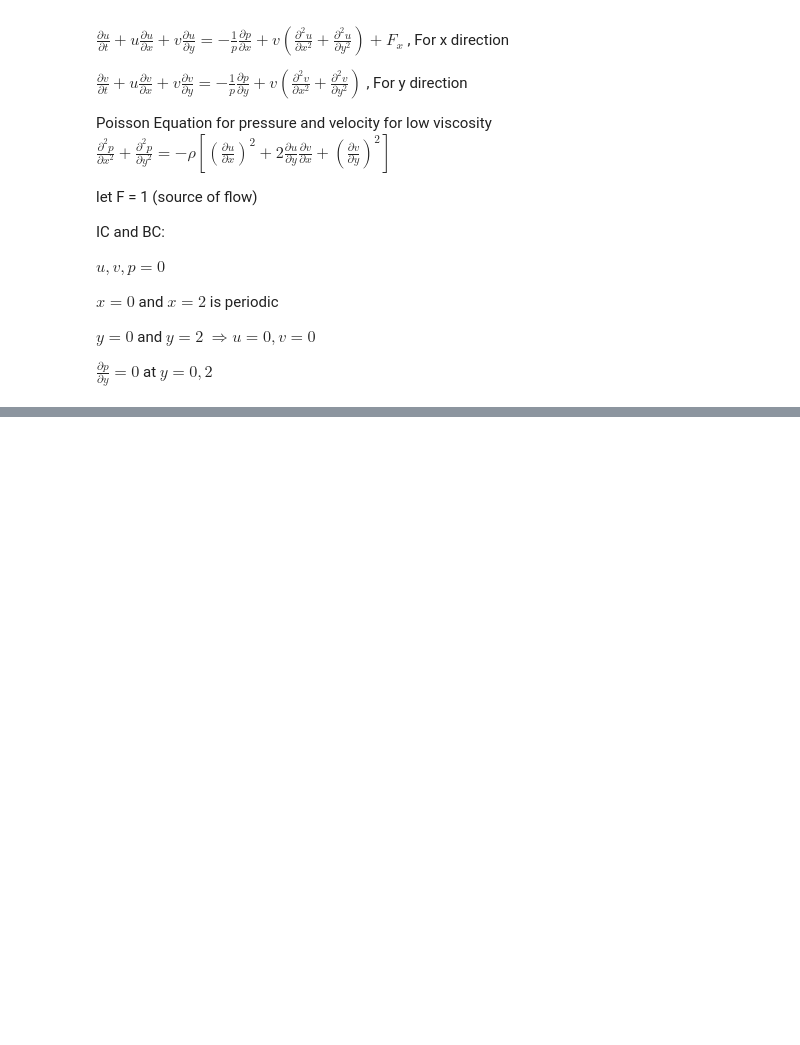
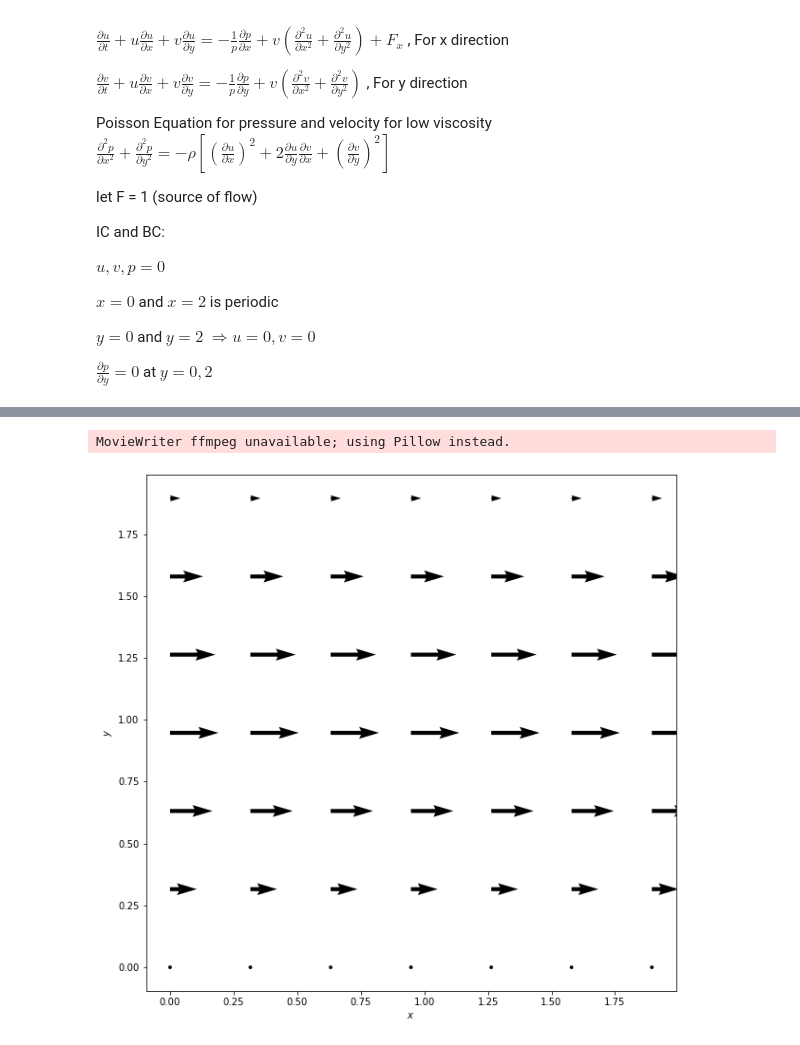
Before and after one commit to sushiTonpai/CFDsim2D, a Jupyter notebook: pipe flow.ipynb, the cells around one changed output, grey strips where cells are left out. Saved outputs shown, nothing was run; the diff lists cells and outputs as text; code cells hidden in the pictures; blank space fills up the shorter version.

```diff
--- a/pipe flow.ipynb
+++ b/pipe flow.ipynb
@@ -84,0 +194,80 @@ def pressure_poisson(p, dx, dy, b):
+# %%
+#animate
+#init
+u = np.zeros((ny, nx))
+v = np.zeros((ny, nx))
+p = np.zeros((ny, nx))
+b = np.zeros((ny, nx))
+
+
+fig, ax = plt.subplots()
+fig.set_size_inches(10, 10)
+skip = 3
+cq = ax.quiver(X[::skip, ::skip], Y[::skip, ::skip], u[::skip, ::skip], v[::skip, ::skip])
+ax.set_xlabel('$x$')
+ax.set_ylabel('$y$')
+
+def init():
+    ax.clear()
+    cq = ax.quiver(X[::skip, ::skip], Y[::skip, ::skip], u[::skip, ::skip], v[::skip, ::skip])
+    return cq
+
+def animate(frames,b,u,v,p):
+    u0 = u.copy()
+    v0 = v.copy()
+    b = create_B(b,rho,dt,u,v,dx,dy)
+    p = pressure_poisson(p,dx,dy,b)
+
+    u[1:-1, 1:-1] = (u0[1:-1, 1:-1] - u0[1:-1, 1:-1] * dt / dx *
+                    (u0[1:-1, 1:-1] - u0[1:-1, 0:-2]) - v0[1:-1, 1:-1] * dt / dy *
+                    (u0[1:-1, 1:-1] - u0[0:-2, 1:-1]) - dt / (2 * rho * dx) *
+                    (p[1:-1, 2:] - p[1:-1, 0:-2]) + nu * (dt / dx**2 *
+                    (u0[1:-1, 2:] - 2 * u0[1:-1, 1:-1] + u0[1:-1, 0:-2]) + dt / dy**2 *
+                    (u0[2:, 1:-1] - 2 * u0[1:-1, 1:-1] + u0[0:-2, 1:-1])) +
+                     F * dt)
+
+    v[1:-1, 1:-1] = (v0[1:-1, 1:-1] - u0[1:-1, 1:-1] * dt / dx *
+                    (v0[1:-1, 1:-1] - v0[1:-1, 0:-2]) - v0[1:-1, 1:-1] * dt / dy *
+                    (v0[1:-1, 1:-1] - v0[0:-2, 1:-1]) - dt / (2 * rho * dx) *
+                    (p[1:-1, 2:] - p[1:-1, 0:-2]) + nu * (dt / dx**2 *
+                    (v0[1:-1, 2:] - 2 * v0[1:-1, 1:-1] + v0[1:-1, 0:-2]) + dt / dy**2 *
+                    (v0[2:, 1:-1] - 2 * v0[1:-1, 1:-1] + v0[0:-2, 1:-1])))
+###BC x = 0
+    u[1:-1, 0] = (u0[1:-1, 0] - u0[1:-1, 0] * dt / dx *
+                    (u0[1:-1, 0] - u0[1:-1, -1]) - v0[1:-1, 0] * dt / dy *
+                    (u0[1:-1, 0] - u0[0:-2, 0]) - dt / (2 * rho * dx) *
+                    (p[1:-1, 1] - p[1:-1, -1]) + nu * (dt / dx**2 *
+                    (u0[1:-1, 1] - 2 * u0[1:-1, 0] + u0[1:-1, -1]) + dt / dy**2 *
+                    (u0[2:, 0] - 2 * u0[1:-1, 0] + u0[0:-2, 0])) +
+                     F * dt)
+    v[1:-1, 0] = (v0[1:-1, 0] - u0[1:-1, 0] * dt / dx *
+                    (v0[1:-1, 0] - v0[1:-1, -1]) - v0[1:-1, 0] * dt / dy *
+                    (v0[1:-1, 0] - v0[0:-2, 0]) - dt / (2 * rho * dx) *
+                    (p[1:-1, 1] - p[1:-1, -1]) + nu * (dt / dx**2 *
+                    (v0[1:-1, 1] - 2 * v0[1:-1, 0] + v0[1:-1, -1]) + dt / dy**2 *
+                    (v0[2:, 0] - 2 * v0[1:-1, 0] + v0[0:-2, 0])))
+###BC x = 2
+    u[1:-1, -1] = (u0[1:-1, -1] - u0[1:-1, -1] * dt / dx *
+                    (u0[1:-1, -1] - u0[1:-1, -2]) - v0[1:-1, -1] * dt / dy *
+                    (u0[1:-1, -1] - u0[0:-2, -1]) - dt / (2 * rho * dx) *
+                    (p[1:-1, 0] - p[1:-1, -2]) + nu * (dt / dx**2 *
+                    (u0[1:-1, 0] - 2 * u0[1:-1, -1] + u0[1:-1, -2]) + dt / dy**2 *
+                    (u0[2:, -1] - 2 * u0[1:-1, -1] + u0[0:-2, -1])) +
+                     F * dt)
+    v[1:-1, -1] = (v0[1:-1, -1] - u0[1:-1, -1] * dt / dx *
+                    (v0[1:-1, -1] - v0[1:-1, -2]) - v0[1:-1, -1] * dt / dy *
+                    (v0[1:-1, -1] - v0[0:-2, -1]) - dt / (2 * rho * dx) *
+                    (p[1:-1, 0] - p[1:-1, -2]) + nu * (dt / dx**2 *
+                    (v0[1:-1, 0] - 2 * v0[1:-1, -1] + v0[1:-1, -2]) + dt / dy**2 *
+                    (v0[2:, -1] - 2 * v0[1:-1, -1] + v0[0:-2, 1])))
+    ax.clear()
+    cq = ax.quiver(X[::skip, ::skip], Y[::skip, ::skip], u[::skip, ::skip], v[::skip, ::skip])
+    ax.set_xlabel('$x$')
+    ax.set_ylabel('$y$')
+    return cq
+
+anim = animation.FuncAnimation(fig, animate,init_func=init,fargs=(p,b,u,v),frames=500, repeat=False)
+anim.save('pipe flow.gif', fps = 20)
+# %% [output]
+MovieWriter ffmpeg unavailable; using Pillow instead.
+[figure, added]
```
Also changed, not shown: parts of 4 cells of this notebook, 9 other files.
